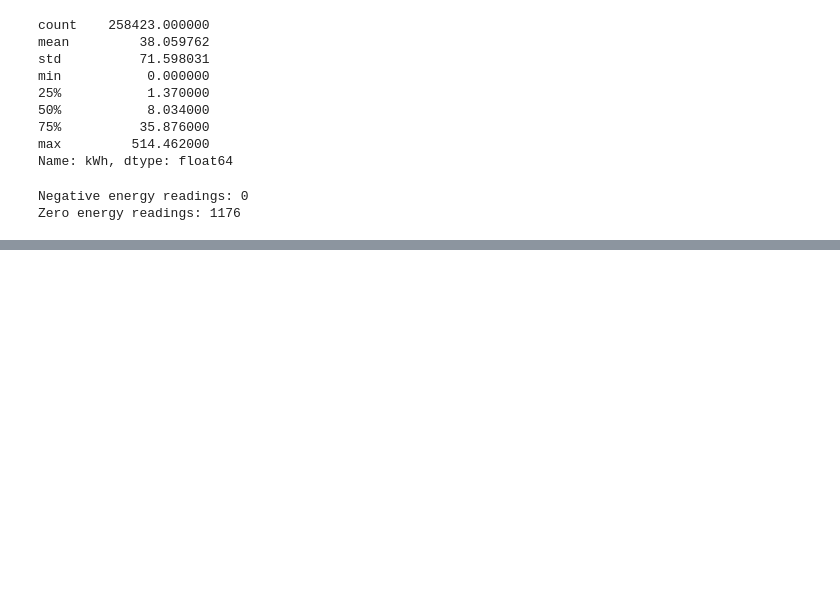
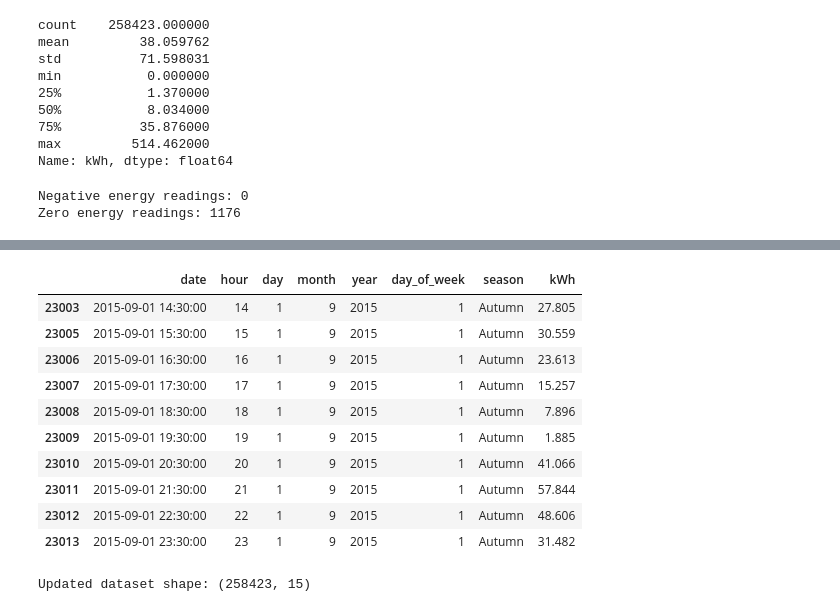
Before and after one commit to damisar/Solar-Energy-Production-Analysis, a Jupyter notebook: notebooks/solar_production_eda.ipynb, the cells around one changed output, grey strips where cells are left out. Drawn from its saved outputs; the diff is of its cells as text; code cells hidden in the pictures; blank space fills up the shorter version.

```diff
--- a/notebooks/solar_production_eda.ipynb
+++ b/notebooks/solar_production_eda.ipynb
@@ -195,0 +536,46 @@ Zero energy readings: 1176
+# %%
+
+# Create time-based features from production timestamps
+
+df["hour"] = df["date"].dt.hour
+df["day"] = df["date"].dt.day
+df["month"] = df["date"].dt.month
+df["year"] = df["date"].dt.year
+df["day_of_week"] = df["date"].dt.dayofweek
+
+# Assign meteorological seasons for Calgary
+def get_season(month):
+    if month in [12, 1, 2]:
+        return "Winter"
+    elif month in [3, 4, 5]:
+        return "Spring"
+    elif month in [6, 7, 8]:
+        return "Summer"
+    else:
+        return "Autumn"
+
+df["season"] = df["month"].apply(get_season)
+
+# Inspect the newly created features
+display(
+    df[[
+        "date", "hour", "day", "month",
+        "year", "day_of_week", "season", "kWh"
+    ]].head(10)
+)
+
+# Confirm the new DataFrame dimensions
+print("Updated dataset shape:", df.shape)
+# %% [output]
+|  | date | hour | day | month | year | day_of_week | season | kWh |
+| 23003 | 2015-09-01 14:30:00 | 14 | 1 | 9 | 2015 | 1 | Autumn | 27.805 |
+| 23005 | 2015-09-01 15:30:00 | 15 | 1 | 9 | 2015 | 1 | Autumn | 30.559 |
+| 23006 | 2015-09-01 16:30:00 | 16 | 1 | 9 | 2015 | 1 | Autumn | 23.613 |
+| 23007 | 2015-09-01 17:30:00 | 17 | 1 | 9 | 2015 | 1 | Autumn | 15.257 |
+| 23008 | 2015-09-01 18:30:00 | 18 | 1 | 9 | 2015 | 1 | Autumn | 7.896 |
+| 23009 | 2015-09-01 19:30:00 | 19 | 1 | 9 | 2015 | 1 | Autumn | 1.885 |
+| 23010 | 2015-09-01 20:30:00 | 20 | 1 | 9 | 2015 | 1 | Autumn | 41.066 |
+| 23011 | 2015-09-01 21:30:00 | 21 | 1 | 9 | 2015 | 1 | Autumn | 57.844 |
+| 23012 | 2015-09-01 22:30:00 | 22 | 1 | 9 | 2015 | 1 | Autumn | 48.606 |
+| 23013 | 2015-09-01 23:30:00 | 23 | 1 | 9 | 2015 | 1 | Autumn | 31.482 |
+Updated dataset shape: (258423, 15)
```
Also changed, not shown: parts of 11 cells of this notebook.
